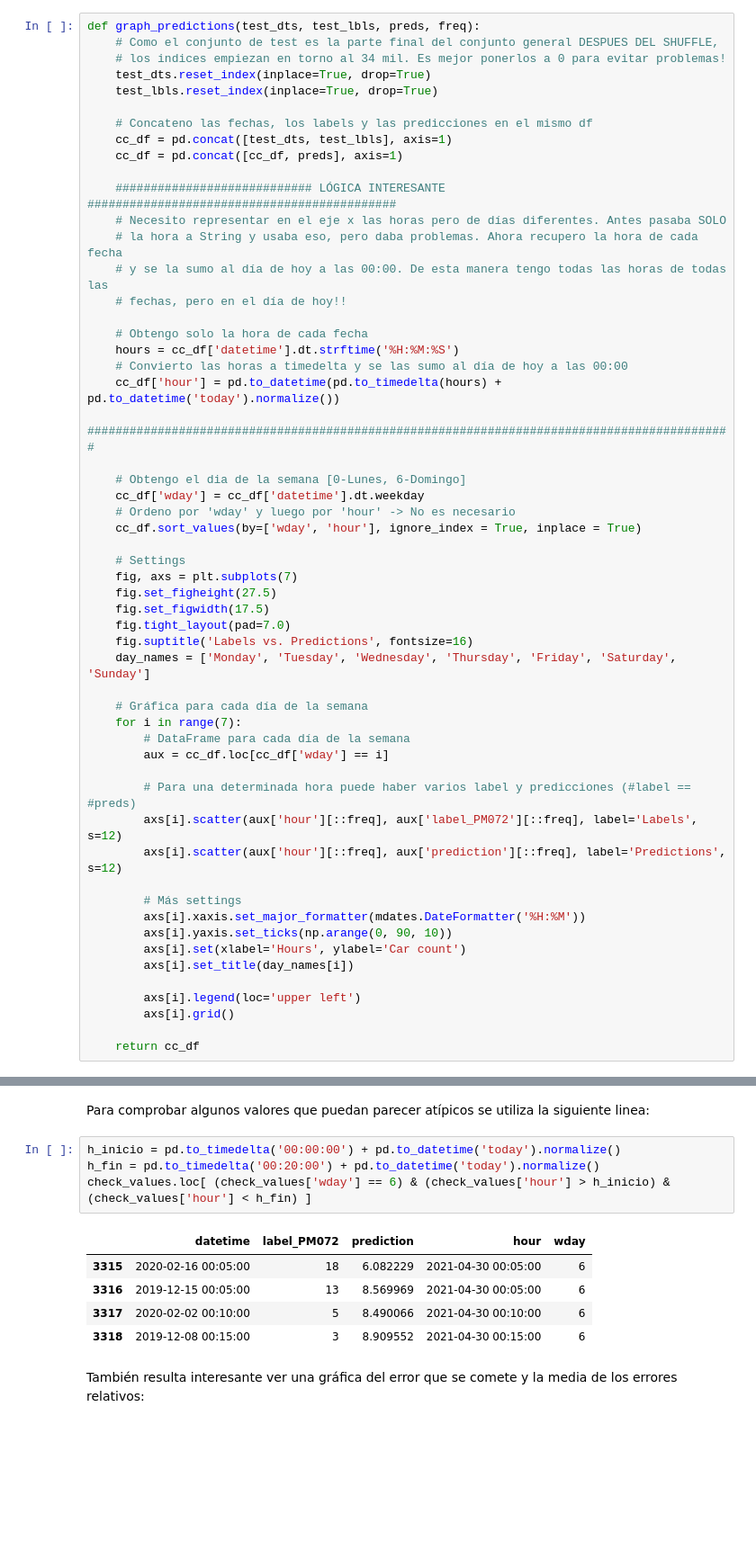
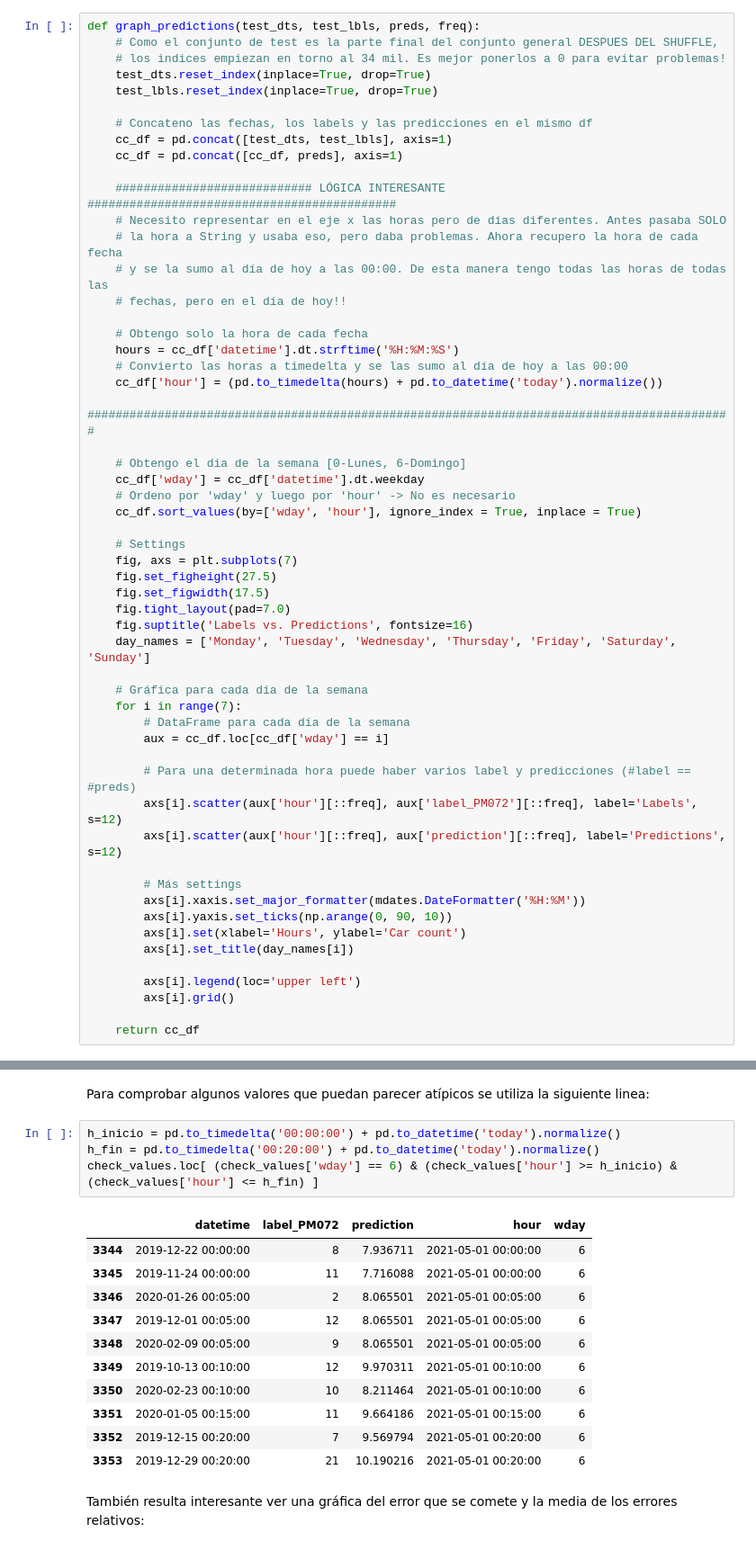
Before and after one commit to albertopmp/TFG, a Jupyter notebook: src/TrafficFlow.ipynb, the cells around one changed output, grey strips where cells are left out. Shown at 90% size. Saved outputs shown, nothing was run; the diff lists cells and outputs as text; blank space fills up the shorter version.

```diff
--- a/src/TrafficFlow.ipynb
+++ b/src/TrafficFlow.ipynb
@@ -776,7 +776,7 @@ def graph_predictions(test_dts, test_lbls, preds, freq):
     # Obtengo solo la hora de cada fecha
     hours = cc_df['datetime'].dt.strftime('%H:%M:%S')
     # Convierto las horas a timedelta y se las sumo al día de hoy a las 00:00
-    cc_df['hour'] = pd.to_datetime(pd.to_timedelta(hours) + pd.to_datetime('today').normalize())
+    cc_df['hour'] = (pd.to_timedelta(hours) + pd.to_datetime('today').normalize())
     ############################################################################################
 
     # Obtengo el dia de la semana [0-Lunes, 6-Domingo]
@@ -820,13 +820,19 @@ Para comprobar algunos valores que puedan parecer atípicos se utiliza la siguie
 # %%
 h_inicio = pd.to_timedelta('00:00:00') + pd.to_datetime('today').normalize()
 h_fin = pd.to_timedelta('00:20:00') + pd.to_datetime('today').normalize()
-check_values.loc[ (check_values['wday'] == 6) & (check_values['hour'] > h_inicio) & (check_values['hour'] < h_fin) ]
+check_values.loc[ (check_values['wday'] == 6) & (check_values['hour'] >= h_inicio) & (check_values['hour'] <= h_fin) ]
 # %% [output]
 |  | datetime | label_PM072 | prediction | hour | wday |
-| 3315 | 2020-02-16 00:05:00 | 18 | 6.082229 | 2021-04-30 00:05:00 | 6 |
-| 3316 | 2019-12-15 00:05:00 | 13 | 8.569969 | 2021-04-30 00:05:00 | 6 |
-| 3317 | 2020-02-02 00:10:00 | 5 | 8.490066 | 2021-04-30 00:10:00 | 6 |
-| 3318 | 2019-12-08 00:15:00 | 3 | 8.909552 | 2021-04-30 00:15:00 | 6 |
+| 3344 | 2019-12-22 00:00:00 | 8 | 7.936711 | 2021-05-01 00:00:00 | 6 |
+| 3345 | 2019-11-24 00:00:00 | 11 | 7.716088 | 2021-05-01 00:00:00 | 6 |
+| 3346 | 2020-01-26 00:05:00 | 2 | 8.065501 | 2021-05-01 00:05:00 | 6 |
+| 3347 | 2019-12-01 00:05:00 | 12 | 8.065501 | 2021-05-01 00:05:00 | 6 |
+| 3348 | 2020-02-09 00:05:00 | 9 | 8.065501 | 2021-05-01 00:05:00 | 6 |
+| 3349 | 2019-10-13 00:10:00 | 12 | 9.970311 | 2021-05-01 00:10:00 | 6 |
+| 3350 | 2020-02-23 00:10:00 | 10 | 8.211464 | 2021-05-01 00:10:00 | 6 |
+| 3351 | 2020-01-05 00:15:00 | 11 | 9.664186 | 2021-05-01 00:15:00 | 6 |
+| 3352 | 2019-12-15 00:20:00 | 7 | 9.569794 | 2021-05-01 00:20:00 | 6 |
+| 3353 | 2019-12-29 00:20:00 | 21 | 10.190216 | 2021-05-01 00:20:00 | 6 |
 # %% [markdown]
 También resulta interesante ver una gráfica del error que se comete y la media de los errores relativos:
 # %%
```
Also changed, not shown: parts of 8 cells of this notebook.
